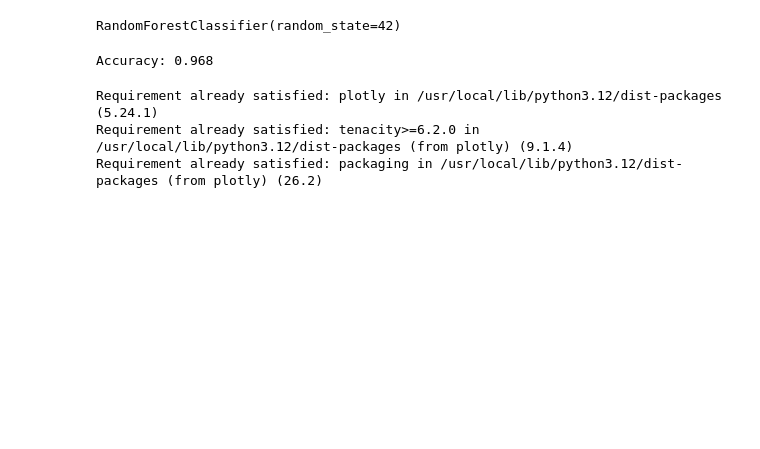
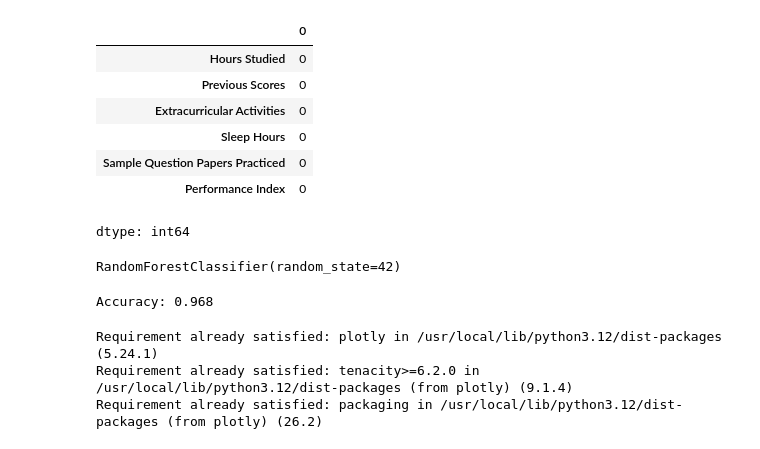
Before and after one commit to hesangadayan-ship-it/student-exam-fail-risk, a Jupyter notebook: Student_Exam_Fail_Risk_Prediction.ipynb, the cells around one changed output. Cells and saved outputs as stored; diff of their text form; code cells hidden in the pictures; blank space fills up the shorter version.

```diff
--- a/Student_Exam_Fail_Risk_Prediction.ipynb
+++ b/Student_Exam_Fail_Risk_Prediction.ipynb
@@ -34,3 +62,14 @@ df.head()
+# %%
+df.isnull().sum()
+# %% [output]
+|  | 0 |
+| Hours Studied | 0 |
+| Previous Scores | 0 |
+| Extracurricular Activities | 0 |
+| Sleep Hours | 0 |
+| Sample Question Papers Practiced | 0 |
+| Performance Index | 0 |
+dtype: int64
 # %%
 
 df["Extracurricular Activities"] = (
```
Also changed, not shown: parts of 4 cells of this notebook.
